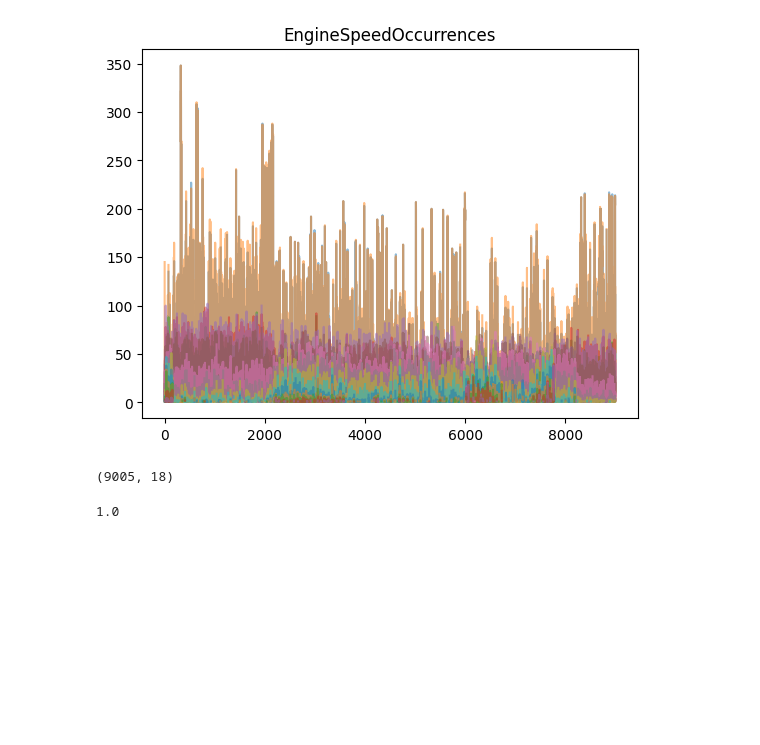
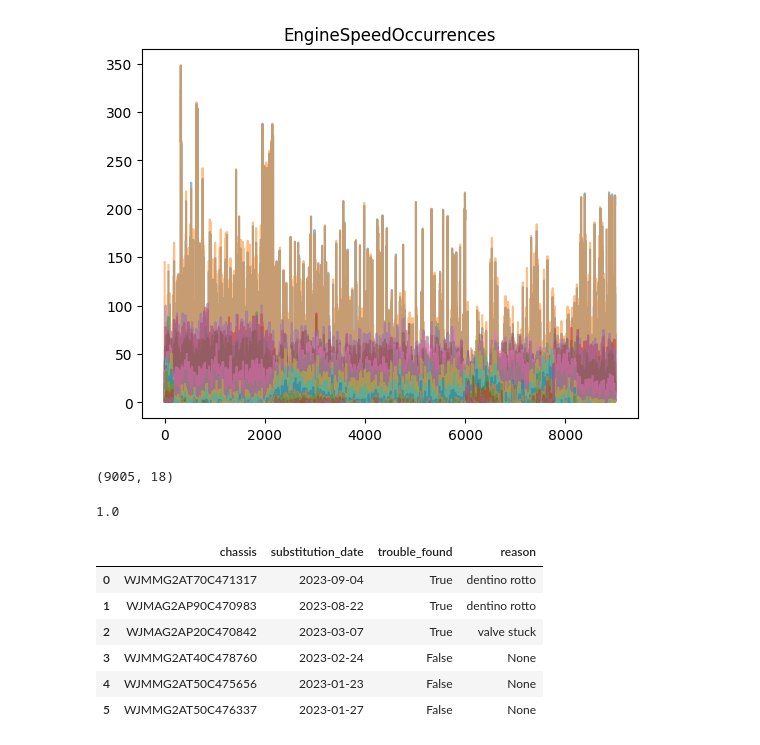
Before and after one commit to giulionenna/mtad-gat-pytorch, a Jupyter notebook: util_notebook.ipynb, the cells around one changed output. Saved outputs shown, nothing was run; the diff lists cells and outputs as text; code cells hidden in the pictures; blank space fills up the shorter version.

```diff
--- a/util_notebook.ipynb
+++ b/util_notebook.ipynb
@@ -432,0 +459,39 @@ a
+# %%
+veicoli_sani = [
+    'WJMEG2RP00C488309',
+    'WJMMG2AT60C481711',
+    'WJMEG2RPX0C487877',
+    'WJMMG2AT50C470652',
+    'WJMMG2AT20C483648'
+    ]
+
+veicoli_tva = {
+    'chassis': [
+        'WJMMG2AT70C471317',
+        'WJMAG2AP90C470983',
+        'WJMAG2AP20C470842',
+        'WJMMG2AT40C478760',
+        'WJMMG2AT50C475656',
+        'WJMMG2AT50C476337'
+        ],
+    'substitution_date': [
+        '04/09/2023',
+        '22/08/2023',
+        '07/03/2023',
+        '24/02/2023',
+        '23/01/2023',
+        '27/01/2023'
+        ],
+    'trouble_found' : [True, True, True, False, False, False],
+    'reason':['dentino rotto', 'dentino rotto', 'valve stuck', None, None, None ]}
+veicoli_tva = pd.DataFrame(veicoli_tva)
+veicoli_tva.substitution_date = pd.to_datetime(veicoli_tva.substitution_date, format='%d/%m/%Y')
+veicoli_tva
+# %% [output]
+|  | chassis | substitution_date | trouble_found | reason |
+| 0 | WJMMG2AT70C471317 | 2023-09-04 | True | dentino rotto |
+| 1 | WJMAG2AP90C470983 | 2023-08-22 | True | dentino rotto |
+| 2 | WJMAG2AP20C470842 | 2023-03-07 | True | valve stuck |
+| 3 | WJMMG2AT40C478760 | 2023-02-24 | False | None |
+| 4 | WJMMG2AT50C475656 | 2023-01-23 | False | None |
+| 5 | WJMMG2AT50C476337 | 2023-01-27 | False | None |
```
Also changed, not shown: parts of 6 cells of this notebook, 3 other files.
